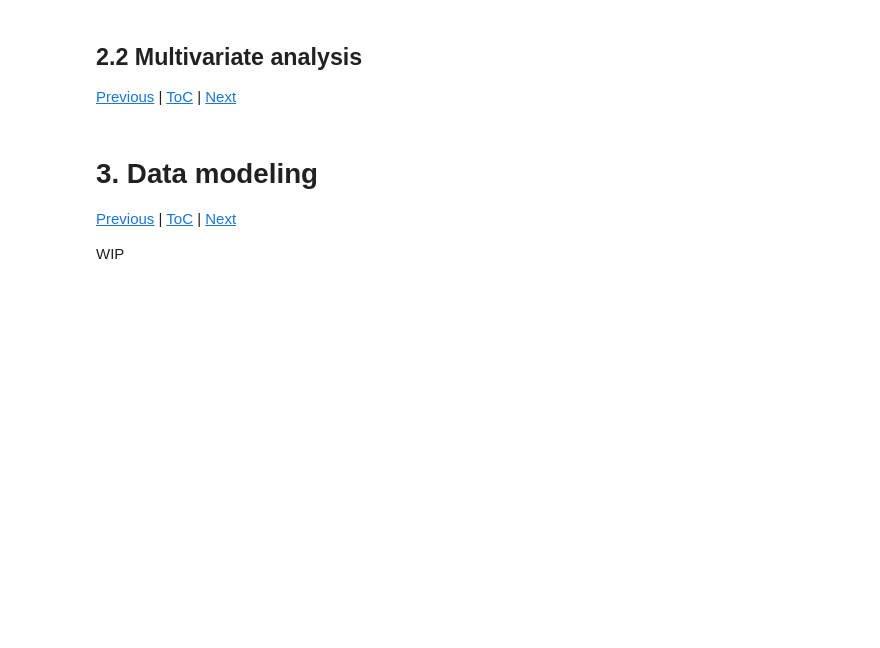
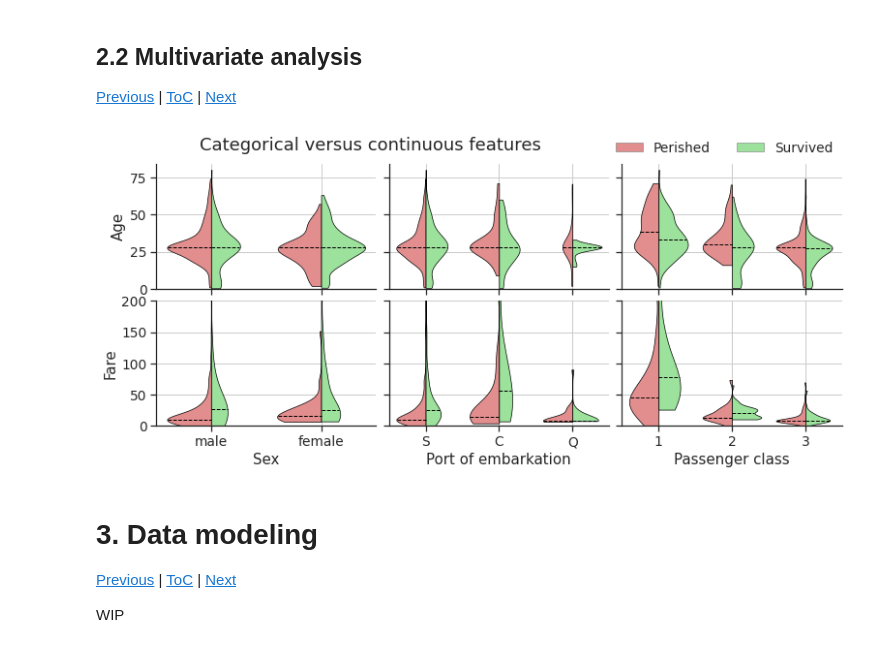
Before and after one commit to BPRateiro/Kaggle-competitions, a Jupyter notebook: titanic-eda-and-prediction.ipynb, the cells around one changed output. Drawn from its saved outputs; the diff is of its cells as text; code cells hidden in the pictures; blank space fills up the shorter version.

Commit message:
Kaggle Notebook | Titanic - EDA and prediction | Categorical vs Continuous

```diff
--- a/titanic-eda-and-prediction.ipynb
+++ b/titanic-eda-and-prediction.ipynb
@@ -420,0 +405,21 @@ train[primary_target + primary_features].head()
+# %%
+primary_features = ['Sex', 'Age', 'Embarked', 'SibSp', 'Parch', 'Fare', 'Pclass']
+primary_target = ['Survived']
+
+categorical = ['Sex', 'Embarked','Pclass']
+continuous = ['Age', 'Fare']
+discrete = ['SibSp', 'Parch']
+
+# Stratify both Age and Fare in order to analyse them
+train['Age_x'] = pd.cut(
+    train.Age,
+    list(range(0,90,10)),
+    labels = [f'{i}0-{i+1}0' for i in range(8)],
+)
+train['Fare_x'] = pd.qcut(
+    train.Fare,
+    q = 4,
+    labels = ['Q1', 'Q2', 'Q3', 'Q4'],
+)
+
+train[primary_target + primary_features].head()
@@ -501,6 +602,10 @@ for i, feature in enumerate(primary_features):
 <a id="2.2"></a>
 ## 2.2 Multivariate analysis
 [Previous](#2.1.7) | [ToC](#ToC) | [Next](#3)
+# %%
+categorical_vs_continuous()
+# %% [output]
+[figure, added]
 # %% [markdown]
 <a id="3"></a>
 # 3. Data modeling
```
Also changed, not shown: parts of 14 cells of this notebook.
